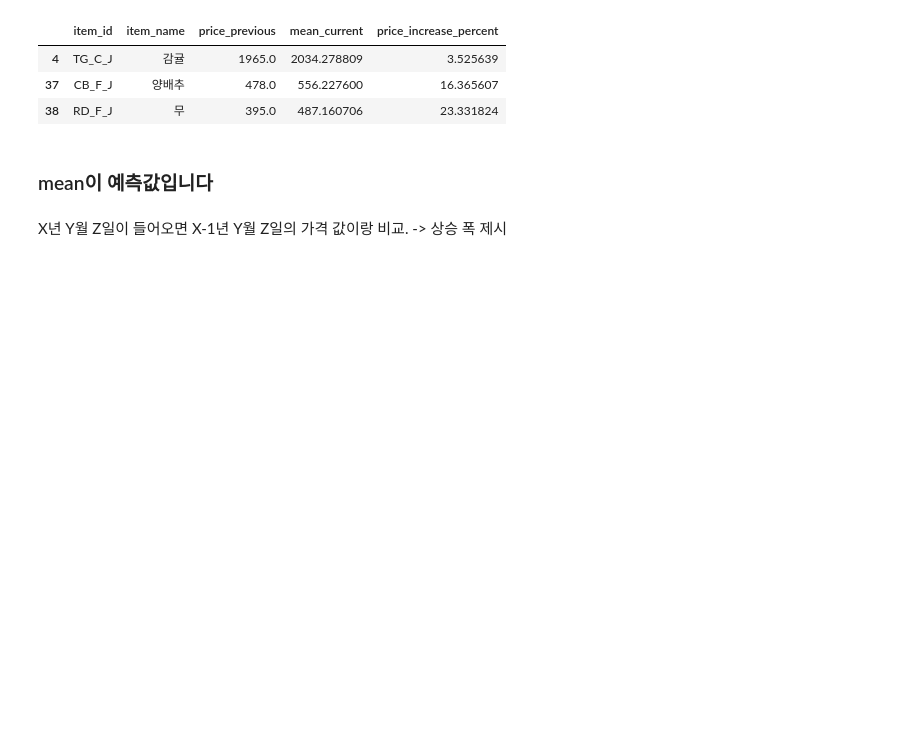
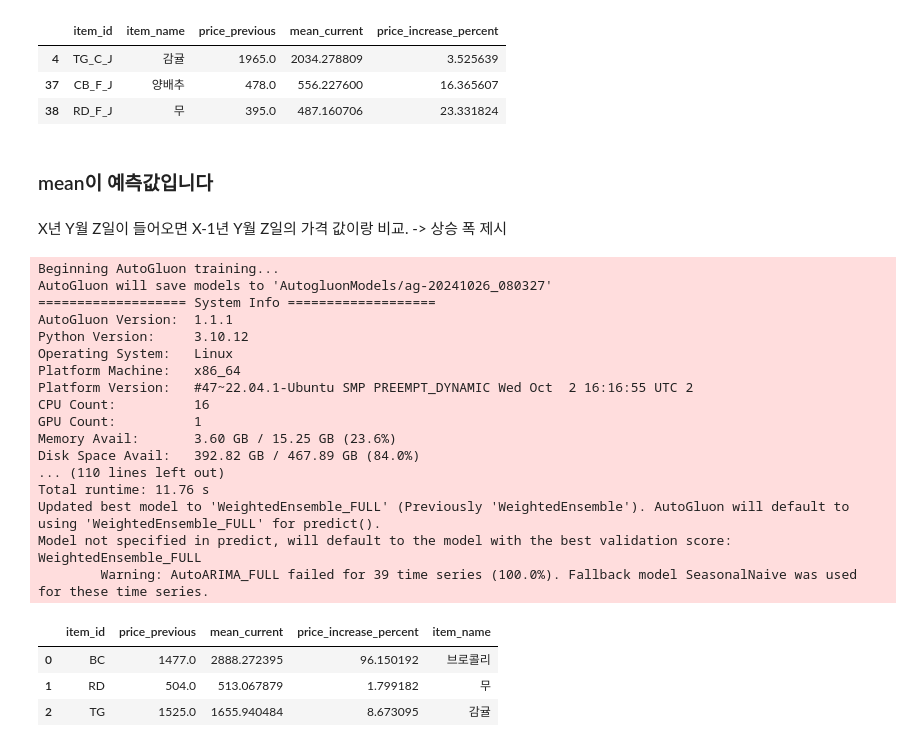
Before and after one commit to 2024AIHackerton/Prediction, a Jupyter notebook: prediction.ipynb, the cells around one changed output. Cells and saved outputs as stored; diff of their text form; code cells hidden in the pictures; blank space fills up the shorter version.

Commit message:
main 함수 추가

```diff
--- a/prediction.ipynb
+++ b/prediction.ipynb
@@ -204,9 +223,6 @@ def price_comparison(pred, df_concat, date):
 
     # 결과 반환
     return comparison_df[['item_id', 'item_name', 'price_previous', 'mean_current', 'price_increase_percent']]
-
-
-    return comparison_df
 # %%
 compare = price_comparison(pred, df_concat, date = "2020-01-03")
 compare
@@ -241,0 +311,25 @@ X년 Y월 Z일이 들어오면 X-1년 Y월 Z일의 가격 값이랑 비교. ->
+# %%
+predictions = main('2021-01-30')
+predictions
+# %% [output]
+Beginning AutoGluon training...
+AutoGluon will save models to 'AutogluonModels/ag-20241026_080327'
+=================== System Info ===================
+AutoGluon Version:  1.1.1
+Python Version:     3.10.12
+Operating System:   Linux
+Platform Machine:   x86_64
+Platform Version:   #47~22.04.1-Ubuntu SMP PREEMPT_DYNAMIC Wed Oct  2 16:16:55 UTC 2
+CPU Count:          16
+GPU Count:          1
+Memory Avail:       3.60 GB / 15.25 GB (23.6%)
+Disk Space Avail:   392.82 GB / 467.89 GB (84.0%)
+... (110 lines left out)
+Total runtime: 11.76 s
+Updated best model to 'WeightedEnsemble_FULL' (Previously 'WeightedEnsemble'). AutoGluon will default to using 'WeightedEnsemble_FULL' for predict().
+Model not specified in predict, will default to the model with the best validation score: WeightedEnsemble_FULL
+        Warning: AutoARIMA_FULL failed for 39 time series (100.0%). Fallback model SeasonalNaive was used for these time series.
+|  | item_id | price_previous | mean_current | price_increase_percent | item_name |
+| 0 | BC | 1477.0 | 2888.272395 | 96.150192 | 브로콜리 |
+| 1 | RD | 504.0 | 513.067879 | 1.799182 | 무 |
+| 2 | TG | 1525.0 | 1655.940484 | 8.673095 | 감귤 |
```
Also changed, not shown: parts of 5 cells of this notebook.
